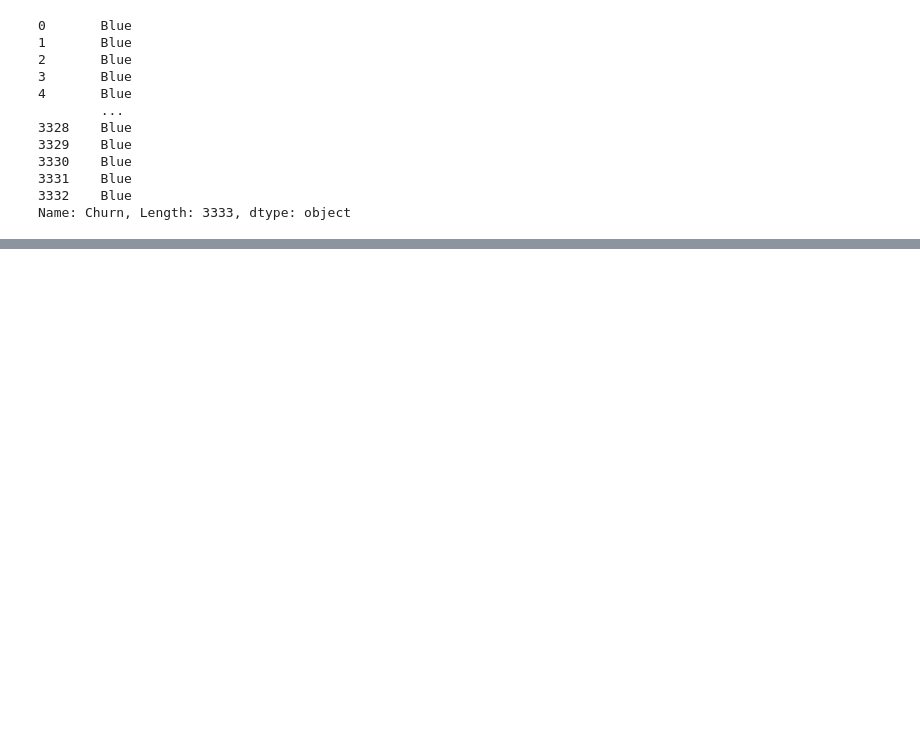
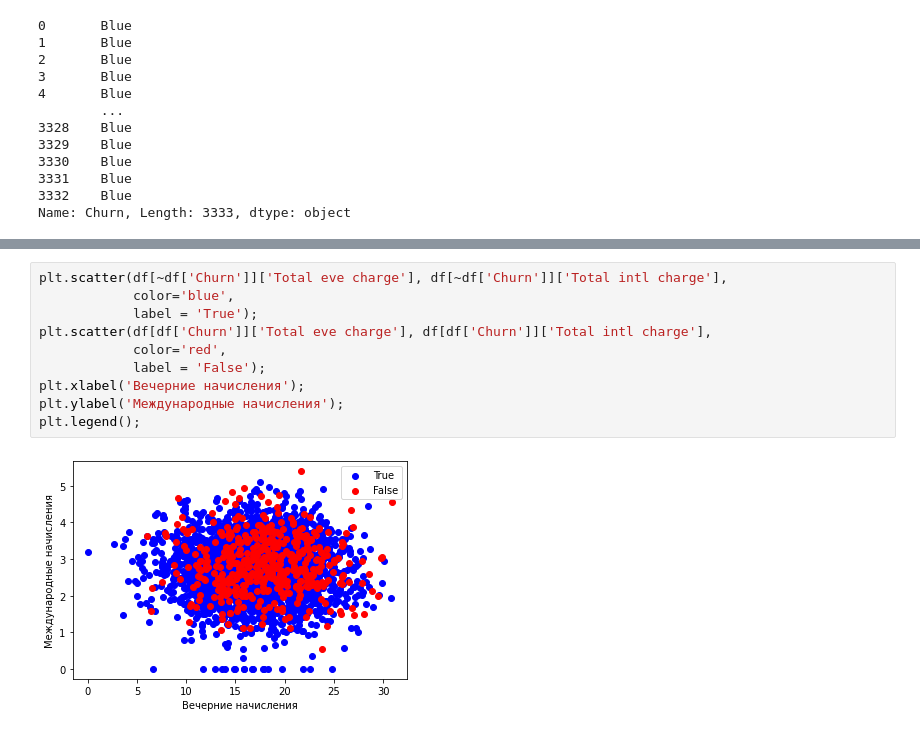
Before and after one commit to warshtayner/jupyter_training, a Jupyter notebook: Визуализация_признаков.ipynb, the cells around one changed output, grey strips where cells are left out. Cells and saved outputs as stored; diff of their text form; blank space fills up the shorter version.

```diff
--- a/Визуализация_признаков.ipynb
+++ b/Визуализация_признаков.ipynb
@@ -103,0 +106,12 @@ plt.ylabel('Международные начисления');
+# %%
+plt.scatter(df[~df['Churn']]['Total eve charge'], df[~df['Churn']]['Total intl charge'],
+            color='blue',
+            label = 'True');
+plt.scatter(df[df['Churn']]['Total eve charge'], df[df['Churn']]['Total intl charge'],
+            color='red',
+            label = 'False');
+plt.xlabel('Вечерние начисления');
+plt.ylabel('Международные начисления');
+plt.legend();
+# %% [output]
+[figure, added]
```
Also changed, not shown: parts of 20 cells of this notebook.
